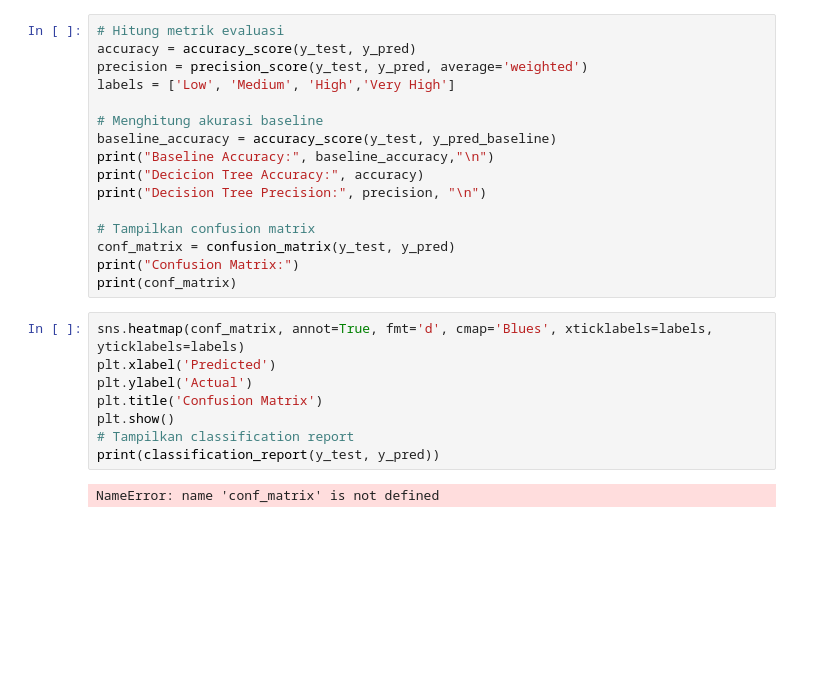
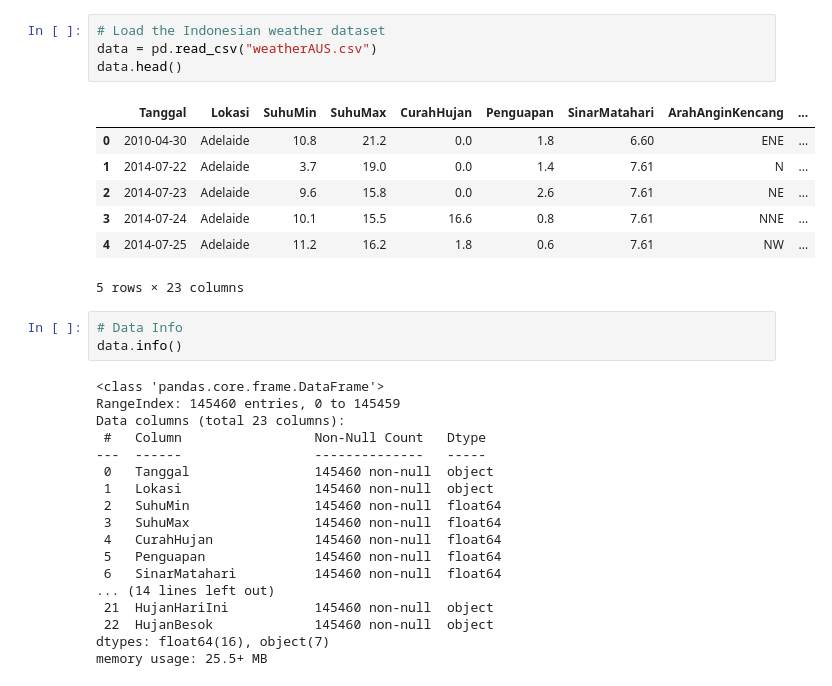
Before and after one commit to Rangga11268/ProjectFDA, a Jupyter notebook: DataUnderstanding.ipynb, the cells around one changed output. Cells and saved outputs as stored; diff of their text form; blank space fills up the shorter version.

```diff
--- a/DataUnderstanding.ipynb
+++ b/DataUnderstanding.ipynb
@@ -105,26 +6,33 @@ y_pred = model.predict(X_test)
-# %%
-# Hitung metrik evaluasi
-accuracy = accuracy_score(y_test, y_pred)
-precision = precision_score(y_test, y_pred, average='weighted')
-labels = ['Low', 'Medium', 'High','Very High']
-
-# Menghitung akurasi baseline
-baseline_accuracy = accuracy_score(y_test, y_pred_baseline)
-print("Baseline Accuracy:", baseline_accuracy,"\n")
-print("Decicion Tree Accuracy:", accuracy)
-print("Decision Tree Precision:", precision, "\n")
-
-# Tampilkan confusion matrix
-conf_matrix = confusion_matrix(y_test, y_pred)
-print("Confusion Matrix:")
-print(conf_matrix)
-# %%
-sns.heatmap(conf_matrix, annot=True, fmt='d', cmap='Blues', xticklabels=labels, yticklabels=labels)
-plt.xlabel('Predicted')
-plt.ylabel('Actual')
-plt.title('Confusion Matrix')
-plt.show()
-# Tampilkan classification report
-print(classification_report(y_test, y_pred))
-# %% [output]
-NameError: name 'conf_matrix' is not defined
+# %%
+# Load the Indonesian weather dataset
+data = pd.read_csv("weatherAUS.csv")
+data.head()
+# %% [output]
+|  | Tanggal | Lokasi | SuhuMin | SuhuMax | CurahHujan | Penguapan | SinarMatahari | ArahAnginKencang | ... |
+| 0 | 2010-04-30 | Adelaide | 10.8 | 21.2 | 0.0 | 1.8 | 6.60 | ENE | ... |
+| 1 | 2014-07-22 | Adelaide | 3.7 | 19.0 | 0.0 | 1.4 | 7.61 | N | ... |
+| 2 | 2014-07-23 | Adelaide | 9.6 | 15.8 | 0.0 | 2.6 | 7.61 | NE | ... |
+| 3 | 2014-07-24 | Adelaide | 10.1 | 15.5 | 16.6 | 0.8 | 7.61 | NNE | ... |
+| 4 | 2014-07-25 | Adelaide | 11.2 | 16.2 | 1.8 | 0.6 | 7.61 | NW | ... |
+5 rows × 23 columns
+# %%
+# Data Info
+data.info()
+# %% [output]
+<class 'pandas.core.frame.DataFrame'>
+RangeIndex: 145460 entries, 0 to 145459
+Data columns (total 23 columns):
+ #   Column                 Non-Null Count   Dtype
+---  ------                 --------------   -----
+ 0   Tanggal                145460 non-null  object
+ 1   Lokasi                 145460 non-null  object
+ 2   SuhuMin                145460 non-null  float64
+ 3   SuhuMax                145460 non-null  float64
+ 4   CurahHujan             145460 non-null  float64
+ 5   Penguapan              145460 non-null  float64
+ 6   SinarMatahari          145460 non-null  float64
+... (14 lines left out)
+ 21  HujanHariIni           145460 non-null  object
+ 22  HujanBesok             145460 non-null  object
+dtypes: float64(16), object(7)
+memory usage: 25.5+ MB
```
Also changed, not shown: parts of 26 cells of this notebook, 1 other file.
